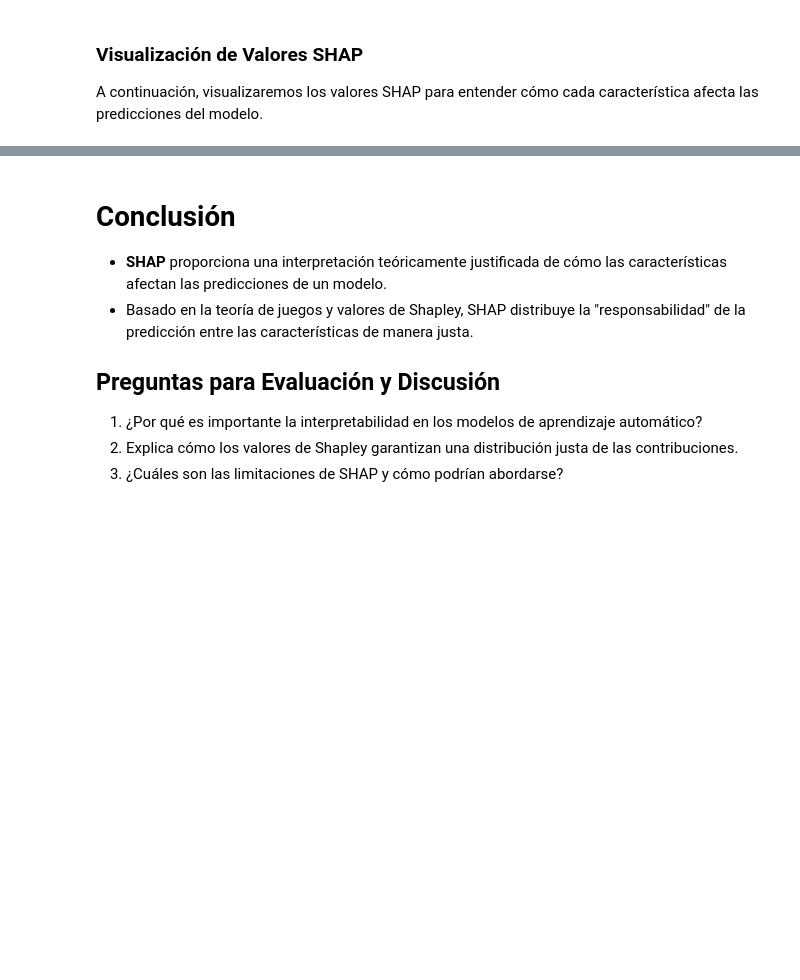
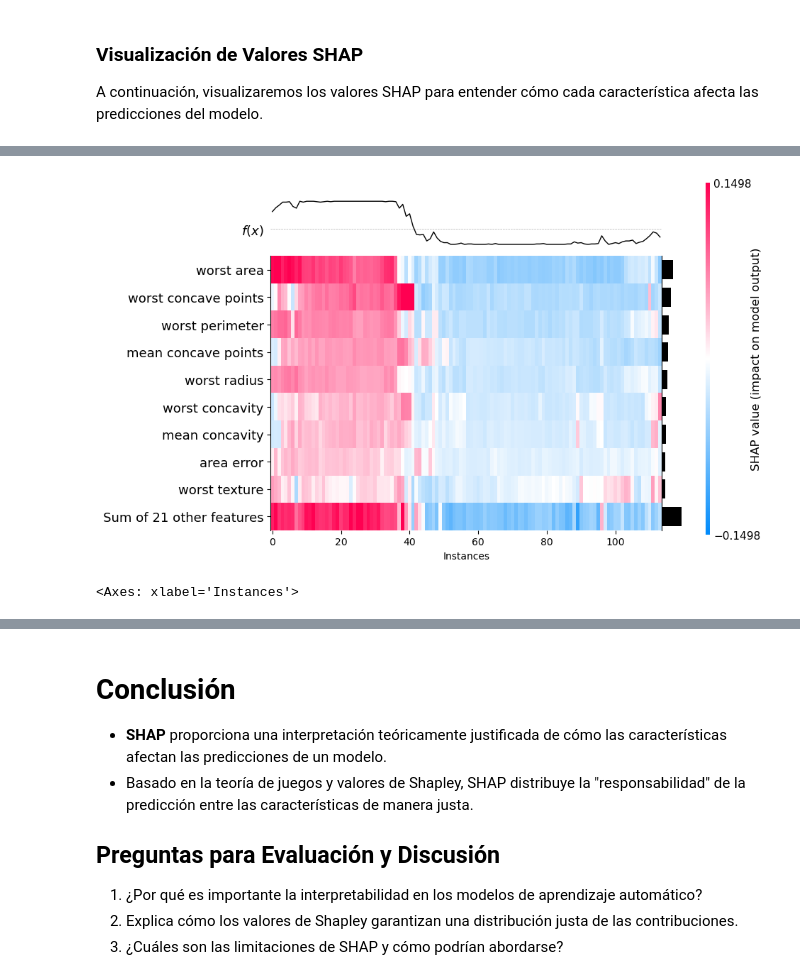
Before and after one commit to eanizainea/mlean2024_proyecto1, a Jupyter notebook: Código/Fundamentos_Matematicos_de_SHAP.ipynb, the cells around one changed output, grey strips where cells are left out. Cells and saved outputs as stored; diff of their text form; code cells hidden in the pictures; blank space fills up the shorter version.

```diff
--- a/Código/Fundamentos_Matematicos_de_SHAP.ipynb
+++ b/Código/Fundamentos_Matematicos_de_SHAP.ipynb
@@ -121,0 +157,5 @@ shap.dependence_plot('mean radius', shap_values[1], X_test)
+# %%
+shap.plots.heatmap(shap_values[:,:,0])
+# %% [output]
+[figure, added]
+<Axes: xlabel='Instances'>
```
Also changed, not shown: parts of 9 cells of this notebook.
